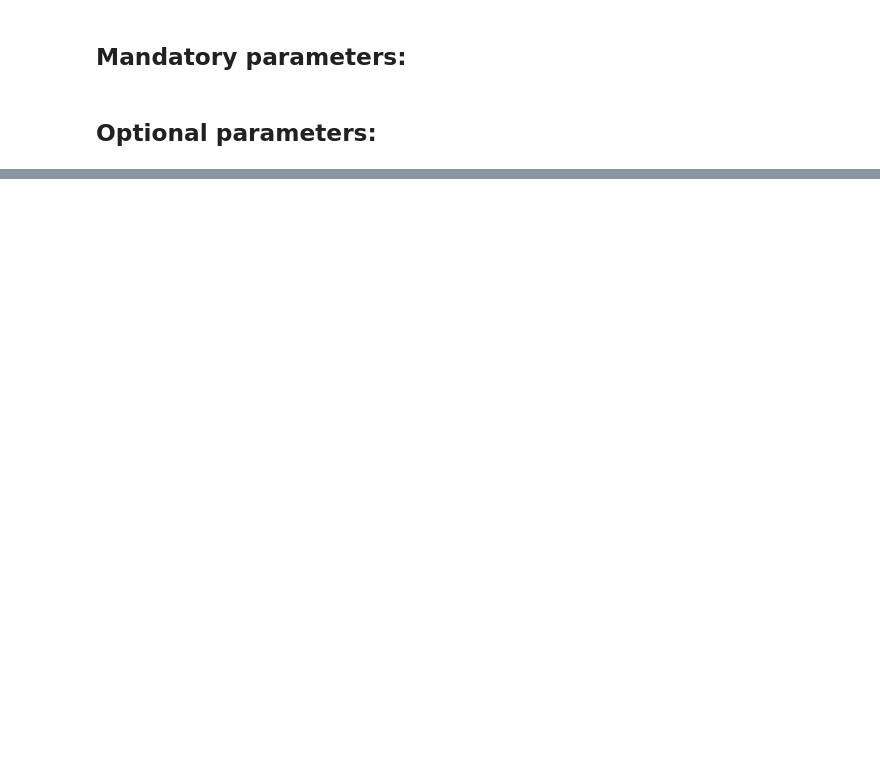
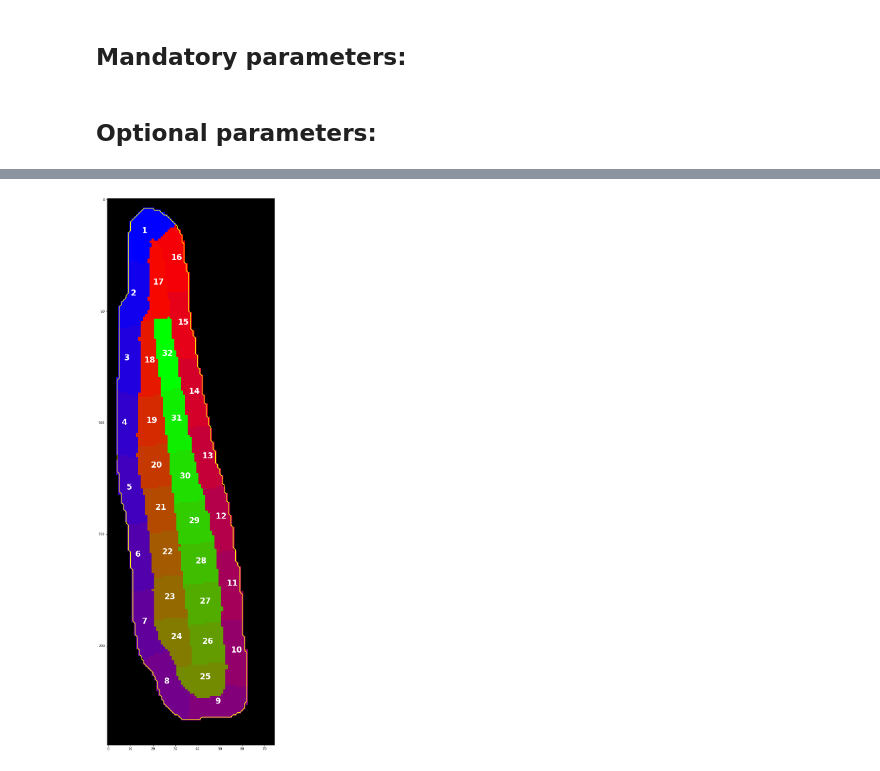
Before and after one commit to zoccoler/metroid, a Jupyter notebook: METROID.ipynb, the cells around one changed output, grey strips where cells are left out. Cells and saved outputs as stored; diff of their text form; code cells hidden in the pictures; blank space fills up the shorter version.

```diff
--- a/METROID.ipynb
+++ b/METROID.ipynb
@@ -276,3 +224,89 @@ if testing:
+# %%
+if testing:
+    nregions = np.amax(label_ROIs).astype(int)
+    ncolors = nregions
+    from matplotlib import cm
+    from matplotlib.colors import ListedColormap
+    brg = cm.get_cmap('brg', nregions)
+    newcolors = np.tile((np.arange(0,ncolors))/(ncolors-1),nregions//(ncolors-1))
+    newcolors = newcolors[:nregions]
+    newcolors = brg(newcolors)
+    black = np.array([0, 0, 0, 1])
+    newcolors = np.insert(newcolors,0,black,axis=0)
+    newcmp = ListedColormap(newcolors)
+
+    fig, ax = plt.subplots(figsize=[10,30],nrows=1, ncols=1)
+    ax.imshow(label_ROIs, cmap=newcmp)
+
+    cent_coord = np.zeros((nregions,2))
+
+    for j in range(nregions):
+    #     a = np.zeros_like(label_ROIs).astype(bool)
+    #     a[ROIs_means==j+1] = True
+        cent_coord[j,:] = np.rint(mes.get_centroid(ROIs_masks[j,:,:]))
+        ax.annotate(j+1,(cent_coord[j,0]-2,cent_coord[j,1]),xycoords='data',color='white',fontsize=24,weight='bold')
+#     ax.axis('off')
+#     ax.imshow(mask,cmap='gray',alpha=0.4)
+    video_list = get_img_stacks(fpath)
+    mask_list = load_masks(video_list, fpath)
+    contour = mes.build_contour(mask_list[0])
+    ax.plot(contour[:,1],contour[:,0],color='yellow',lw=2)
+#     pathtemp = 'C:/Users/Marcelo/Desktop/'
+#     plt.savefig(pathtemp+'ROIs_mask.tiff',bbox_inches='tight',dpi=600)
+
+#     segments = ROIs_masks[0:ROIs_masks.shape[0]//2,:,:]
+#     slices = ROIs_masks[ROIs_masks.shape[0]//2:,:,:]
+#     mask = mask_list[0]
+#     def get_centroid(msk):
+#         '''Get central point of shape'''
+#         from skimage.measure import label, regionprops
+#         label_img = label(msk)
+#         regions = regionprops(label_img)
+#         for props in regions:
+#             y0, x0 = props.centroid
+#         return(x0, y0)
+#     fig, ax = plt.subplots(figsize=[15,20],nrows=1, ncols=1)
+#     #     row=0
+#     #     col=0
+#     #     for s,ss,m in zip(segments_list,slices_list,msklist):
+#     segment_rgb = np.zeros((segments.shape[1],slices.shape[2],3))
+#     nregions = segments.shape[0]
+
+
+#     cent_coord = np.zeros((nregions,2))
+#     cent_coord2 = np.zeros((nregions,2))
+#     for j in range(nregions):
+#         r = j/(nregions//2)
+#         b = 1 - r
+#         g = 0
+#         if(j>nregions//2):
+#             g = (j-nregions//2)/(nregions//2)
+#             b = 0
+#             r = 1 - g
+
+
+#         segment_rgb[:,:,0] = segment_rgb[:,:,0] + r*segments[j,:,:] + r*slices[j,:,:]
+#         segment_rgb[:,:,1] = segment_rgb[:,:,1] + g*segments[j,:,:] + b*slices[j,:,:]
+#         segment_rgb[:,:,2] = segment_rgb[:,:,2] + b*segments[j,:,:] + g*slices[j,:,:]
+#         cent_coord[j,:] = np.rint(get_centroid(segments[j,:,:]))
+#         cent_coord2[j,:] = np.rint(get_centroid(slices[j,:,:]))
+#     ax.imshow(segment_rgb)
+#     for j in range(nregions):
+#         k = j
+#         ax.annotate(k,(cent_coord[j,0]-2,cent_coord[j,1]),xycoords='data',color='white',fontsize=24,weight='bold')
+#     for j in range(nregions):
+#         k = j+nregions
+#         ax.annotate(k,(cent_coord2[j,0]-2,cent_coord2[j,1]),xycoords='data',color='white',fontsize=24,weight='bold')
+#     ax.axis('off')
+#     #     pathtemp = 'C:/Users/Marcelo/Desktop/Artigo modelo filtragem/graph data to plot/'
+#     #     plt.savefig(pathtemp+'graph_regions.tiff',bbox_inches='tight',pad_inches=0,dpi=600)
+#     ax.imshow(mask,alpha=0.5,cmap='gray')
+#     #     col+=1
+#     #         if col>1:
+#     #             col=0
+#     #             row+=1
+# %% [output]
+[figure, added]
 # %%
 if testing:
     print(corrections)
```
Also changed, not shown: parts of 11 cells of this notebook, 3 other files.
